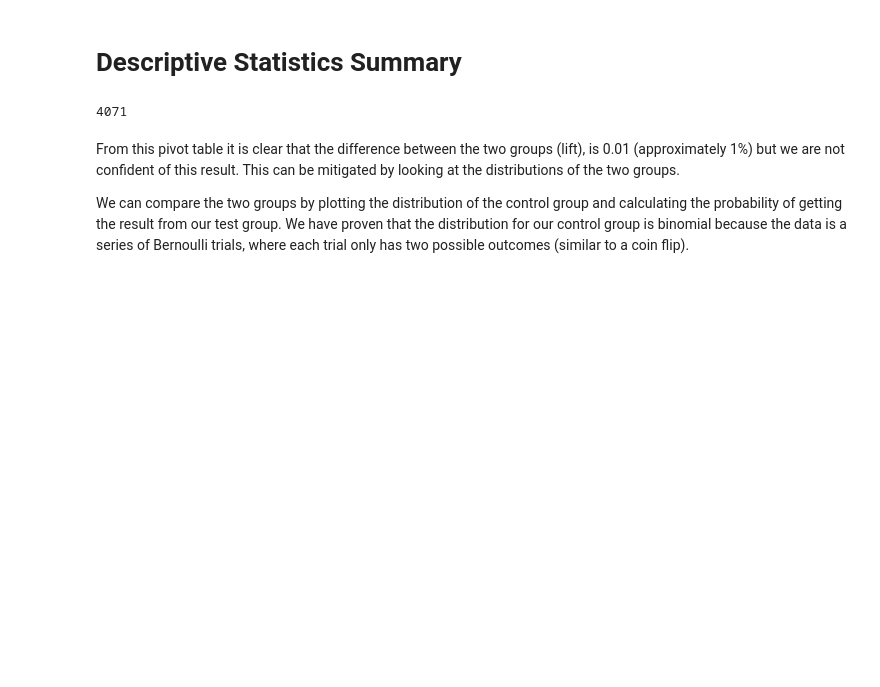
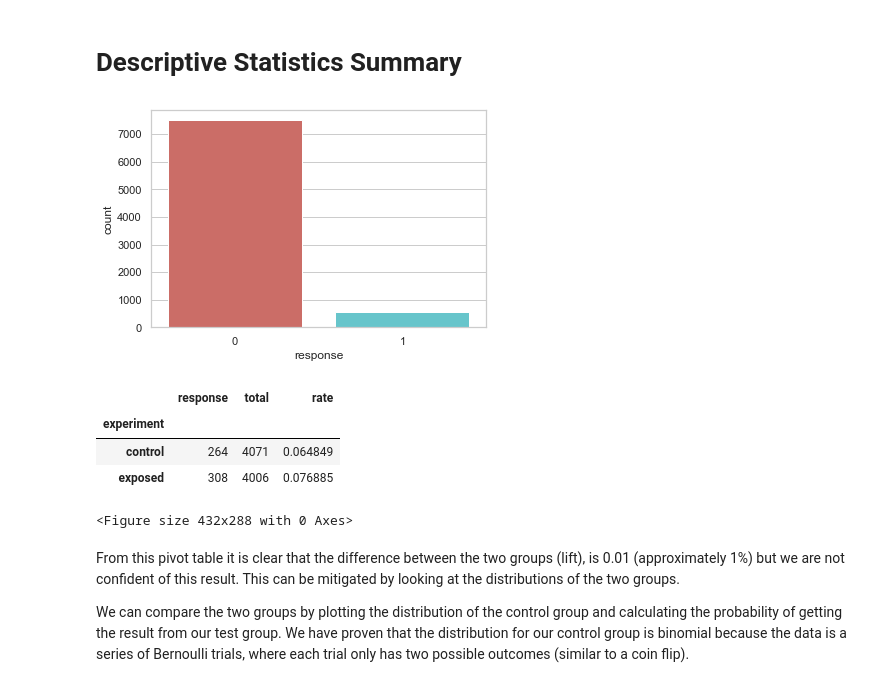
Before and after one commit to WanjohiWanjohi/A-Btesting_SmartAd, a Jupyter notebook: A_B_Testing.ipynb, the cells around one changed output. Saved outputs shown, nothing was run; the diff lists cells and outputs as text; code cells hidden in the pictures; blank space fills up the shorter version.

```diff
--- a/A_B_Testing.ipynb
+++ b/A_B_Testing.ipynb
@@ -20,13 +20,17 @@ from sklearn.preprocessing import StandardScaler
 from scipy import stats
 import warnings
 import scipy.stats as scs
+
 # import custom scripts
 from src.plot import *
 from src.data import *
 from src.stats import *
+from src.SPRT import *
+
 warnings.filterwarnings('ignore')
 %matplotlib inline
 plt.style.use('ggplot')
+plt.rc("font", size=14)
 # %%
 
 #function to load csv as dataframe from google drive link
@@ -85,14 +109,23 @@ From this probability in the dataset , we can infer that the sample is distribut
 # %%
 
 # get user counts in the control and xperiment group
 n_a = user_counts.control
 n_b = user_counts.exposed
 ab_summary = users.pivot_table(values='response', index='experiment', aggfunc=np.sum)# add additional columns to the pivot table
 ab_summary['total'] = users.pivot_table(values='response', index='experiment', aggfunc=lambda x: len(x))
 ab_summary['rate'] = users.pivot_table(values='response', index='experiment')
+
+sns.countplot(x='response' , data= users , palette='hls')
+plt.show()
+plt.savefig('countplot')
 ab_summary
 # %% [output]
+[figure, added]
+|  | response | total | rate |
+| experiment |  |  |  |
+| control | 264 | 4071 | 0.064849 |
+| exposed | 308 | 4006 | 0.076885 |
-4071
+<Figure size 432x288 with 0 Axes>
 # %% [markdown]
 From this pivot table it is clear that the difference between the two groups (lift), is 0.01 (approximately 1%) but we are not confident of this result. This can be mitigated by looking at the distributions of the two groups.
 
```
Also changed, not shown: parts of 32 cells of this notebook, 8 other files.
